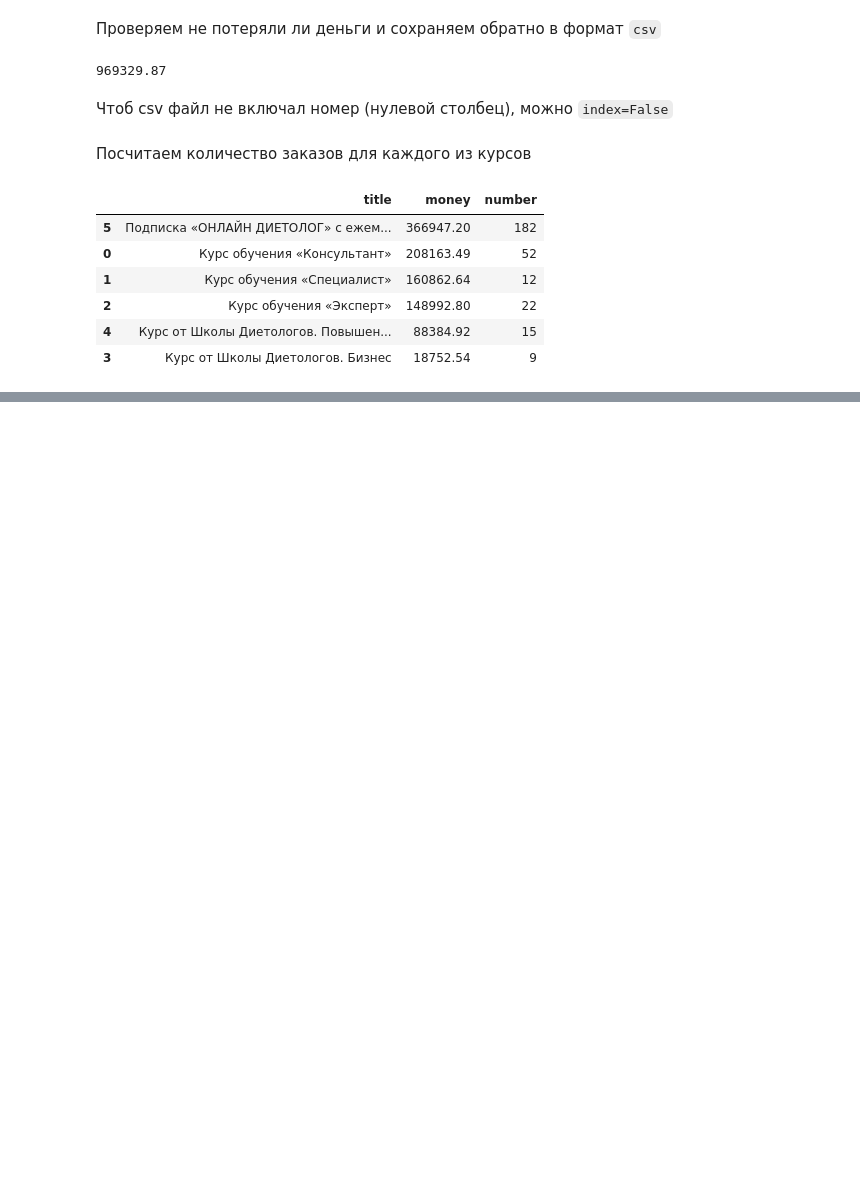
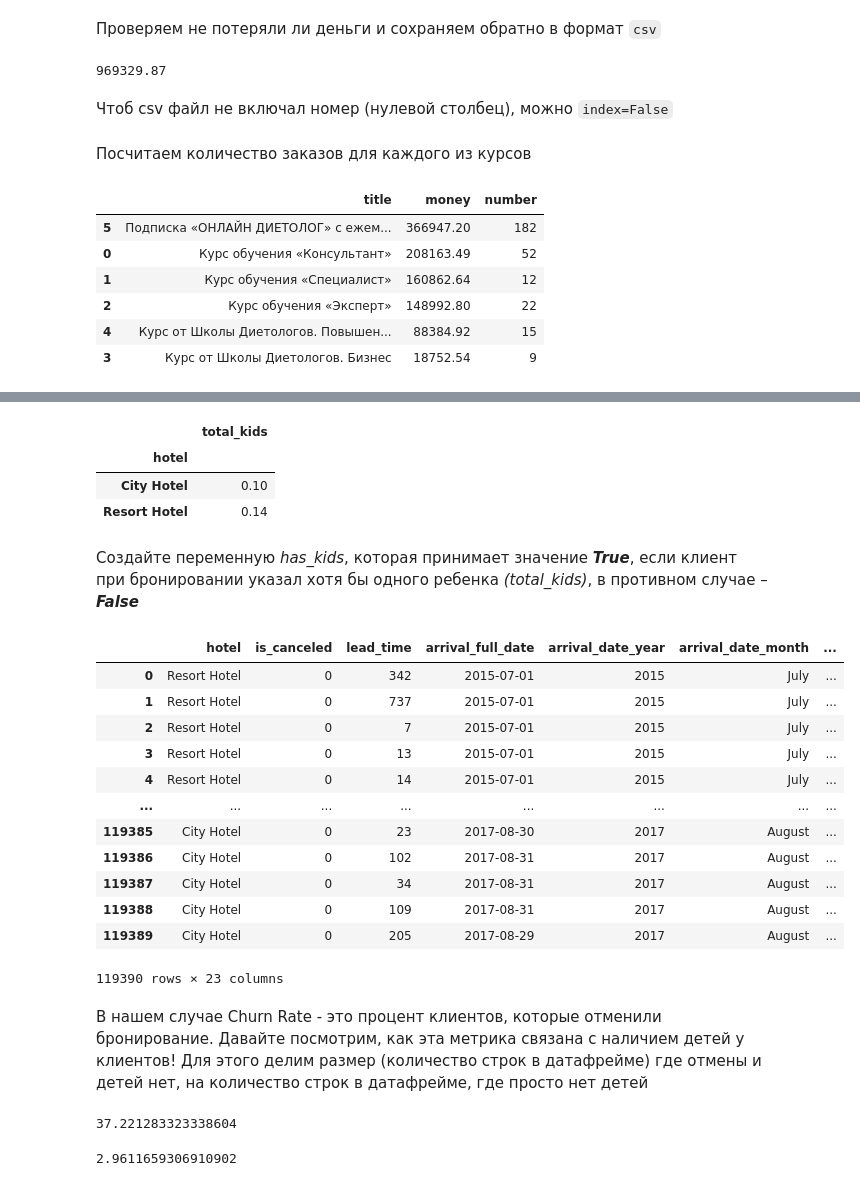
Before and after one commit to MilyaMakarenko/Lecture_notes_on_KarpovCourses, a Jupyter notebook: Lecture_notes_on_KarpovCourses.ipynb, the cells around one changed output, grey strips where cells are left out. Saved outputs shown, nothing was run; the diff lists cells and outputs as text; code cells hidden in the pictures; blank space fills up the shorter version.

```diff
--- a/Lecture_notes_on_KarpovCourses.ipynb
+++ b/Lecture_notes_on_KarpovCourses.ipynb
@@ -585,0 +1543,39 @@ df.groupby('title', as_index=False) \
+# %%
+bookings.groupby('hotel') \
+    .agg({'total_kids': 'mean'}) \
+    .round(decimals=2)
+# %% [output]
+|  | total_kids |
+| hotel |  |
+| City Hotel | 0.10 |
+| Resort Hotel | 0.14 |
+# %% [markdown]
+Создайте переменную *has_kids*, которая принимает значение ***True***, если клиент при бронировании указал хотя бы одного ребенка *(total_kids)*, в противном случае – ***False***
+# %%
+bookings['has_kids'] = (bookings['total_kids'] > 0)
+bookings
+# %% [output]
+|  | hotel | is_canceled | lead_time | arrival_full_date | arrival_date_year | arrival_date_month | ... |
+| 0 | Resort Hotel | 0 | 342 | 2015-07-01 | 2015 | July | ... |
+| 1 | Resort Hotel | 0 | 737 | 2015-07-01 | 2015 | July | ... |
+| 2 | Resort Hotel | 0 | 7 | 2015-07-01 | 2015 | July | ... |
+| 3 | Resort Hotel | 0 | 13 | 2015-07-01 | 2015 | July | ... |
+| 4 | Resort Hotel | 0 | 14 | 2015-07-01 | 2015 | July | ... |
+| ... | ... | ... | ... | ... | ... | ... | ... |
+| 119385 | City Hotel | 0 | 23 | 2017-08-30 | 2017 | August | ... |
+| 119386 | City Hotel | 0 | 102 | 2017-08-31 | 2017 | August | ... |
+| 119387 | City Hotel | 0 | 34 | 2017-08-31 | 2017 | August | ... |
+| 119388 | City Hotel | 0 | 109 | 2017-08-31 | 2017 | August | ... |
+| 119389 | City Hotel | 0 | 205 | 2017-08-29 | 2017 | August | ... |
+119390 rows × 23 columns
+# %% [markdown]
+В нашем случае Churn Rate - это процент клиентов, которые отменили бронирование. Давайте посмотрим, как эта метрика связана с наличием детей у клиентов!
+Для этого делим размер (количество строк в датафрейме) где отмены и детей нет, на количество строк в датафрейме, где просто нет детей
+# %%
+(bookings.query('is_canceled == 1 and has_kids == False').shape[0] / bookings.query('has_kids == False').shape[0]) * 100
+# %% [output]
+37.221283323338604
+# %%
+(bookings.query('is_canceled == 1 and has_kids == True').shape[0] / bookings.query('has_kids == False').shape[0]) * 100
+# %% [output]
+2.9611659306910902
```
Also changed, not shown: parts of 181 cells of this notebook.
